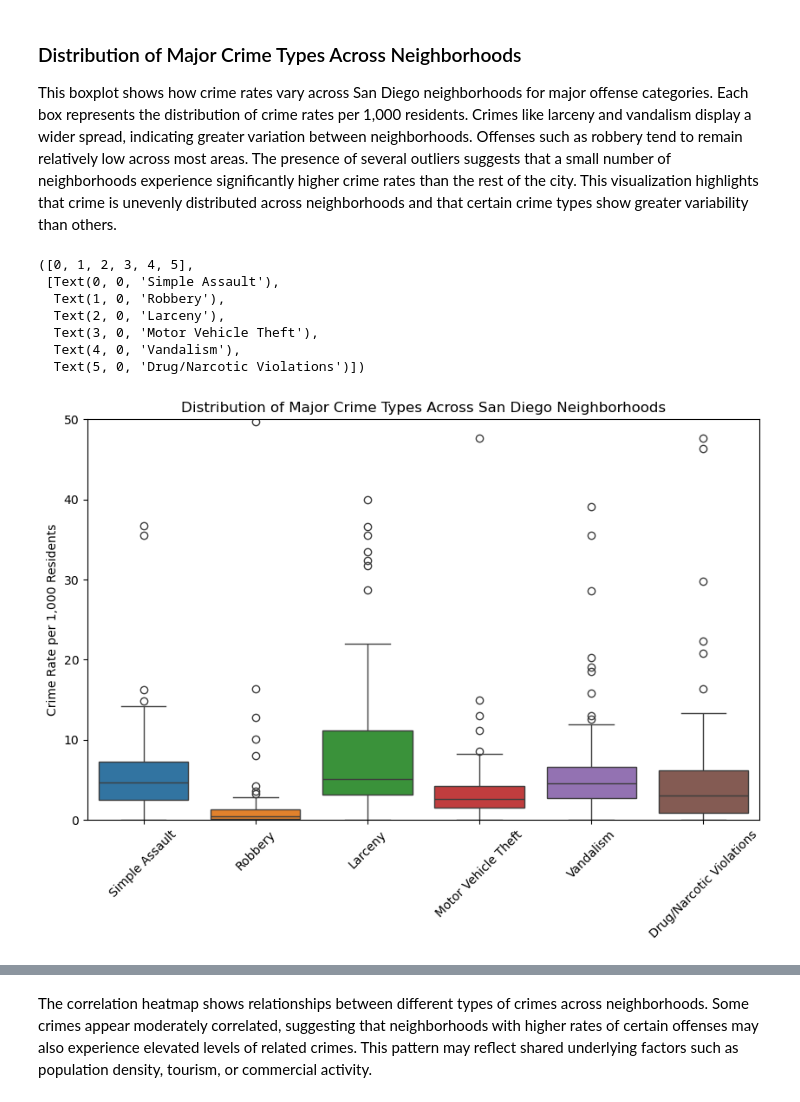
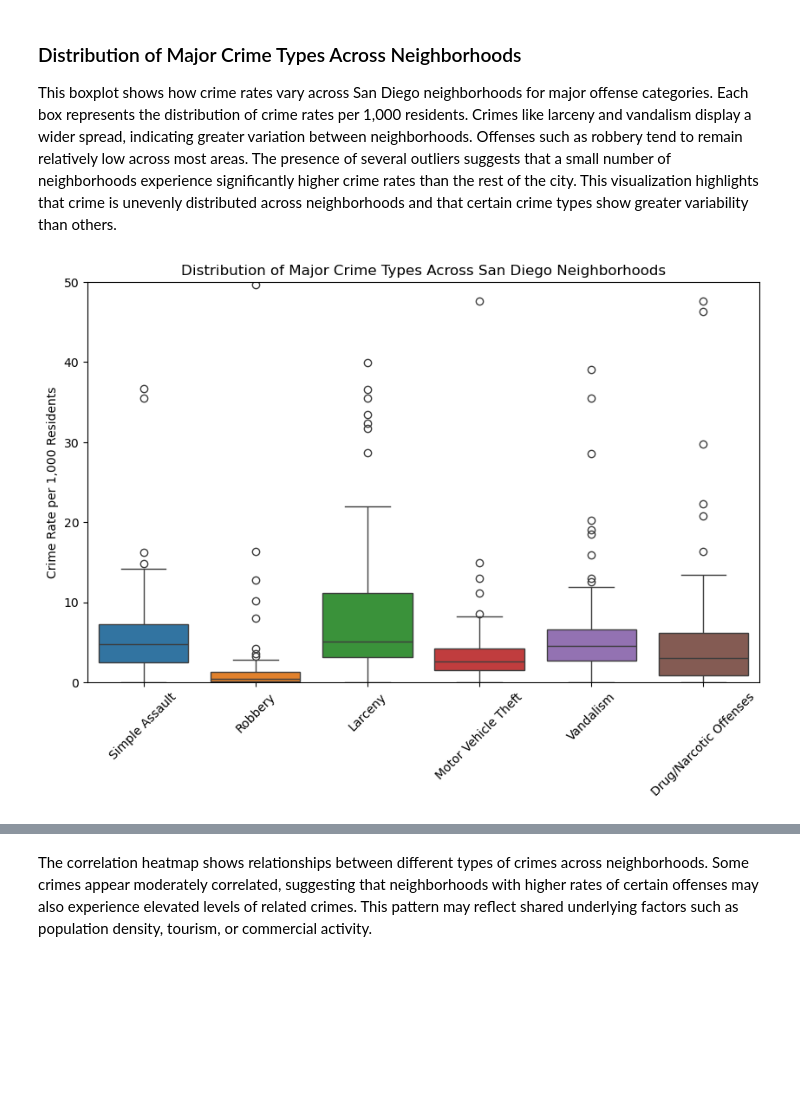
Before and after one commit to COGS108/Group022_WI26, a Jupyter notebook: 02-EDACheckpoint.ipynb, the cells around one changed output, grey strips where cells are left out. Saved outputs shown, nothing was run; the diff lists cells and outputs as text; code cells hidden in the pictures; blank space fills up the shorter version.

```diff
--- a/02-EDACheckpoint.ipynb
+++ b/02-EDACheckpoint.ipynb
@@ -1221,6 +1221,10 @@ This section explores patterns in crime rates across San Diego neighborhoods usi
 ### Average Crime Rate by Offense Type
 
 This bar chart shows the average crime rate for each offense category across San Diego neighborhoods, measured as incidents per 1,000 residents. The visualization highlights that certain crimes occur much more frequently than others. Drug and narcotic violations, simple assault, and larceny have the highest average rates, indicating that these offenses are more common. Crimes like homicide, kidnapping, and gambling violations occur rarely. This pattern reflects broader crime trends where property crimes and lower-level offenses are more prevalent than severe violent crimes. Understanding which crimes are more common gives us useful context for looking at how neighborhood crime patterns  relate to things such as population activity and public transit accessibility.
+# %%
+crime_df_2023 = pd.read_csv('data/02-processed/clean_nibrs_crime_rates_2023.csv')
+crime_df_2024 = pd.read_csv('data/02-processed/clean_nibrs_crime_rates_2024.csv')
+crime_df_2025 = pd.read_csv('data/02-processed/clean_nibrs_crime_rates_2025.csv')
 # %%
 import seaborn as sns
 import matplotlib.pyplot as plt
@@ -1241,9 +1244,9 @@ Text(0, 0.5, 'Crime Type')
 ### Neighborhoods with Highest Total Crime Rates
 This bar chart shows ten San Diego neighborhoods with the highest total crime rates per 1,000 residents. Mission Bay has a significantly higher crime rate than all other neighborhoods, followed by Qualcomm and Balboa Park. Gaslamp and Old Town also show relatively high crime levels compared to the rest of the city. Many of these neighborhoods are major tourist destinations or commercial districts with high foot traffic, which can contribute to increased opportunities for certain crimes like theft, vandalism, or drug-related offenses. This visualization highlights how crime distribution varies geographically and helps identify areas where higher activity levels may influence crime patterns.
 # %%
-crime_df["total_crime_rate"] = crime_df.drop(columns="Neighborhood").sum(axis=1)
+crime_df_2025["total_crime_rate"] = crime_df_2025.drop(columns="Neighborhood").sum(axis=1)
 
-top_crime = crime_df.sort_values("total_crime_rate", ascending=False).head(10)
+top_crime = crime_df_2025.sort_values("total_crime_rate", ascending=False).head(10)
 
 plt.figure(figsize=(10,6))
 
@@ -1253,5 +1256,5 @@ sns.barplot(data=top_crime,
 
 plt.title("Neighborhoods with Highest Total Crime Rates")
 plt.xlabel("Total Crime Rate per 1,000 Residents")
-plt.ylabel("Neighborhood")
+plt.ylabel("Neighborhood");
 # %% [output]
@@ -1263,33 +1265,26 @@ This boxplot shows how crime rates vary across San Diego neighborhoods for major
 # %%
 selected_cols = [
     "Simple Assault",
     "Robbery",
     "Larceny",
     "Motor Vehicle Theft",
     "Vandalism",
-    "Drug/Narcotic Violations"
+    "Drug/Narcotic Offenses"
 ]
 
-crime_subset = crime_df[selected_cols]
+crime_subset = crime_df_2025[selected_cols]
 
 plt.figure(figsize=(10,6))
 
 sns.boxplot(data=crime_subset)
 
 plt.ylim(0,50)
 
 plt.title("Distribution of Major Crime Types Across San Diego Neighborhoods")
 plt.ylabel("Crime Rate per 1,000 Residents")
-plt.xticks(rotation=45)
+plt.xticks(rotation=45);
 # %% [output]
-([0, 1, 2, 3, 4, 5],
- [Text(0, 0, 'Simple Assault'),
-  Text(1, 0, 'Robbery'),
-  Text(2, 0, 'Larceny'),
-  Text(3, 0, 'Motor Vehicle Theft'),
-  Text(4, 0, 'Vandalism'),
-  Text(5, 0, 'Drug/Narcotic Violations')])
-[figure, old version]
+[figure, new version]
 # %%
 plt.figure(figsize=(10,8))
 
```
Also changed, not shown: parts of 34 cells of this notebook, 1 other file.
